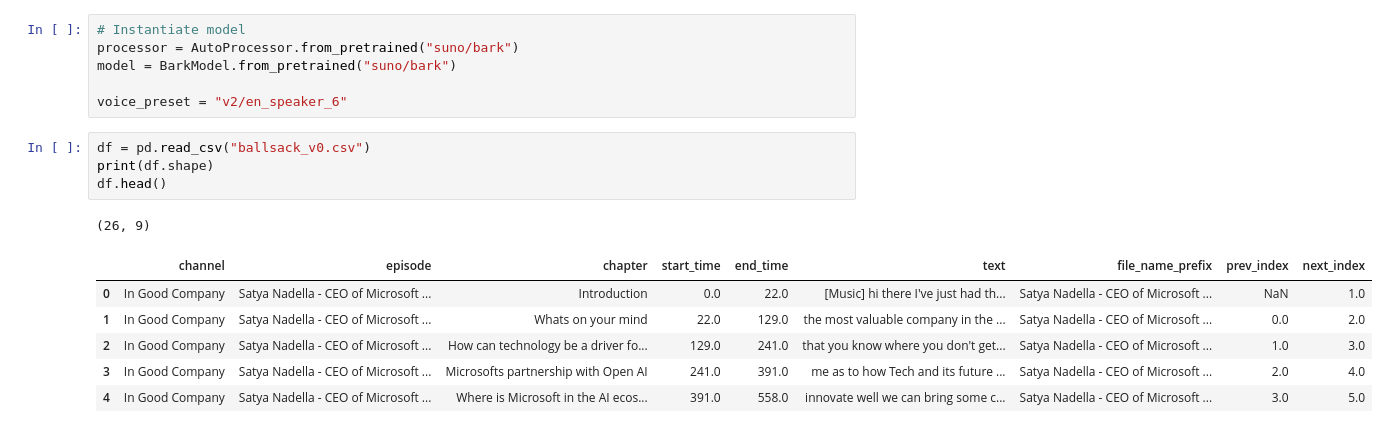
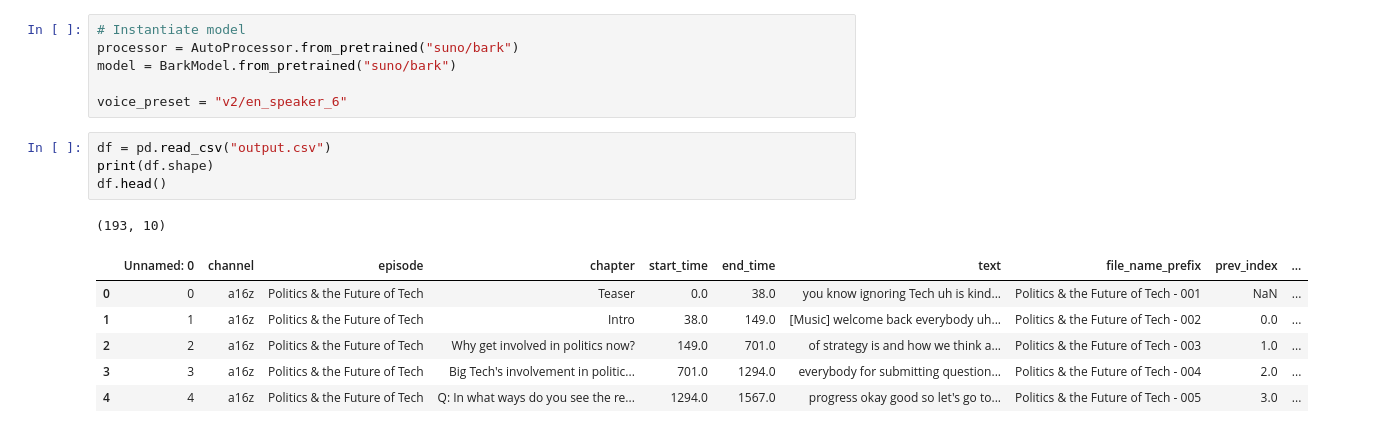
Before and after one commit to linkevin281/pod-clip, a Jupyter notebook: clip_intro_maker/clip_intro_maker_v0.ipynb, the cells around one changed output. Saved outputs shown, nothing was run; the diff lists cells and outputs as text.

```diff
--- a/clip_intro_maker/clip_intro_maker_v0.ipynb
+++ b/clip_intro_maker/clip_intro_maker_v0.ipynb
@@ -20,17 +20,17 @@ model = BarkModel.from_pretrained("suno/bark")
 
 voice_preset = "v2/en_speaker_6"
 # %%
-df = pd.read_csv("ballsack_v0.csv")
+df = pd.read_csv("output.csv")
 print(df.shape)
 df.head()
 # %% [output]
-(26, 9)
+(193, 10)
-|  | channel | episode | chapter | start_time | end_time | text | file_name_prefix | prev_index | next_index |
-| 0 | In Good Company | Satya Nadella - CEO of Microsoft ... | Introduction | 0.0 | 22.0 | [Music] hi there I've just had th... | Satya Nadella - CEO of Microsoft ... | NaN | 1.0 |
-| 1 | In Good Company | Satya Nadella - CEO of Microsoft ... | Whats on your mind | 22.0 | 129.0 | the most valuable company in the ... | Satya Nadella - CEO of Microsoft ... | 0.0 | 2.0 |
-| 2 | In Good Company | Satya Nadella - CEO of Microsoft ... | How can technology be a driver fo... | 129.0 | 241.0 | that you know where you don't get... | Satya Nadella - CEO of Microsoft ... | 1.0 | 3.0 |
-| 3 | In Good Company | Satya Nadella - CEO of Microsoft ... | Microsofts partnership with Open AI | 241.0 | 391.0 | me as to how Tech and its future ... | Satya Nadella - CEO of Microsoft ... | 2.0 | 4.0 |
-| 4 | In Good Company | Satya Nadella - CEO of Microsoft ... | Where is Microsoft in the AI ecos... | 391.0 | 558.0 | innovate well we can bring some c... | Satya Nadella - CEO of Microsoft ... | 3.0 | 5.0 |
+|  | Unnamed: 0 | channel | episode | chapter | start_time | end_time | text | file_name_prefix | prev_index | ... |
+| 0 | 0 | a16z | Politics & the Future of Tech | Teaser | 0.0 | 38.0 | you know ignoring Tech uh is kind... | Politics & the Future of Tech - 001 | NaN | ... |
+| 1 | 1 | a16z | Politics & the Future of Tech | Intro | 38.0 | 149.0 | [Music] welcome back everybody uh... | Politics & the Future of Tech - 002 | 0.0 | ... |
+| 2 | 2 | a16z | Politics & the Future of Tech | Why get involved in politics now? | 149.0 | 701.0 | of strategy is and how we think a... | Politics & the Future of Tech - 003 | 1.0 | ... |
+| 3 | 3 | a16z | Politics & the Future of Tech | Big Tech's involvement in politic... | 701.0 | 1294.0 | everybody for submitting question... | Politics & the Future of Tech - 004 | 2.0 | ... |
+| 4 | 4 | a16z | Politics & the Future of Tech | Q: In what ways do you see the re... | 1294.0 | 1567.0 | progress okay good so let's go to... | Politics & the Future of Tech - 005 | 3.0 | ... |
 # %%
 # Make a clip intro for each clip
 for index, row in tqdm(df.iterrows()):
```
Also changed, not shown: parts of 1 cell of this notebook, 6 other files.
